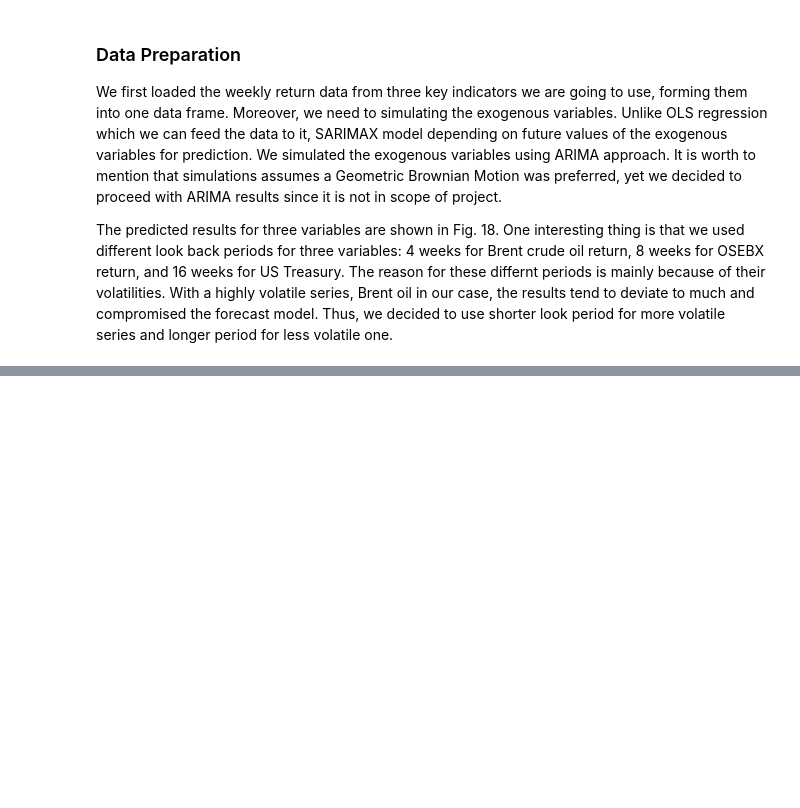
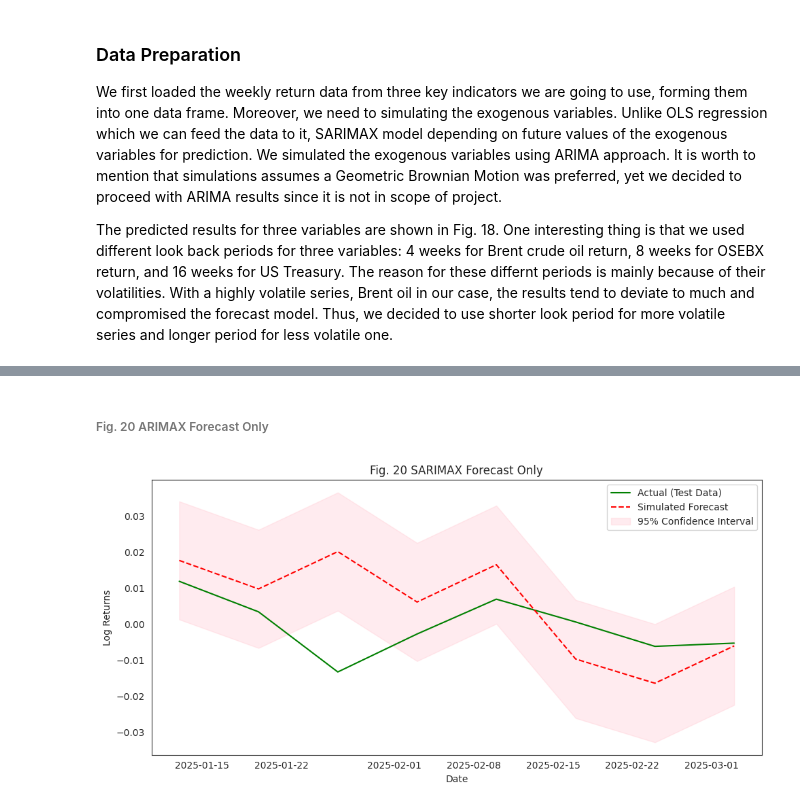
Before and after one commit to bjornhaalandoma/TIO4317_group5, a Jupyter notebook: Report.ipynb, the cells around one changed output, grey strips where cells are left out. Saved outputs shown, nothing was run; the diff lists cells and outputs as text; code cells hidden in the pictures; blank space fills up the shorter version.

```diff
--- a/Report.ipynb
+++ b/Report.ipynb
@@ -866,0 +865,55 @@ Warnings:
+# %% [markdown]
+###### Fig. 20 ARIMAX Forecast Only
+# %%
+# Only the test period is plotted
+
+
+# Rebuild forecast_df to ensure alignment
+forecast = results.get_forecast(steps=n_steps, exog=simulated_exog)
+forecast_mean = forecast.predicted_mean
+forecast_ci = forecast.conf_int()
+
+# Force correct datetime index
+forecast_mean.index = forecast_dates
+forecast_ci.index = forecast_dates
+
+# Reassign forecast_df with proper alignment
+forecast_df = pd.DataFrame({
+    'Forecast': forecast_mean,
+    'Lower CI': forecast_ci.iloc[:, 0],
+    'Upper CI': forecast_ci.iloc[:, 1]
+}, index=forecast_dates)
+
+# Align actuals with forecast
+actual_values = merged_df.reindex(forecast_df.index)['Aker_BP_Log_Returns']
+valid_idx = actual_values.notna() & forecast_df['Forecast'].notna()
+actual_values = actual_values[valid_idx]
+forecast_series = forecast_df['Forecast'][valid_idx]
+
+# --- Plot ---
+plt.figure(figsize=(10, 5))
+
+# Actual values
+plt.plot(actual_values.index, actual_values.values, label='Actual (Test Data)', color='green')
+
+# Forecast
+plt.plot(forecast_df.index, forecast_df['Forecast'], linestyle='dashed', color='red', label='Simulated Forecast')
+
+# Confidence Interval (aligned)
+plt.fill_between(
+    forecast_df.index,
+    forecast_df['Lower CI'],
+    forecast_df['Upper CI'],
+    color='pink',
+    alpha=0.3,
+    label='95% Confidence Interval'
+)
+
+plt.title('Fig. 20 SARIMAX Forecast Only')
+plt.xlabel('Date')
+plt.ylabel('Log Returns')
+plt.legend()
+plt.tight_layout()
+plt.show()
+# %% [output]
+[figure, added]
```
Also changed, not shown: parts of 14 cells of this notebook.
